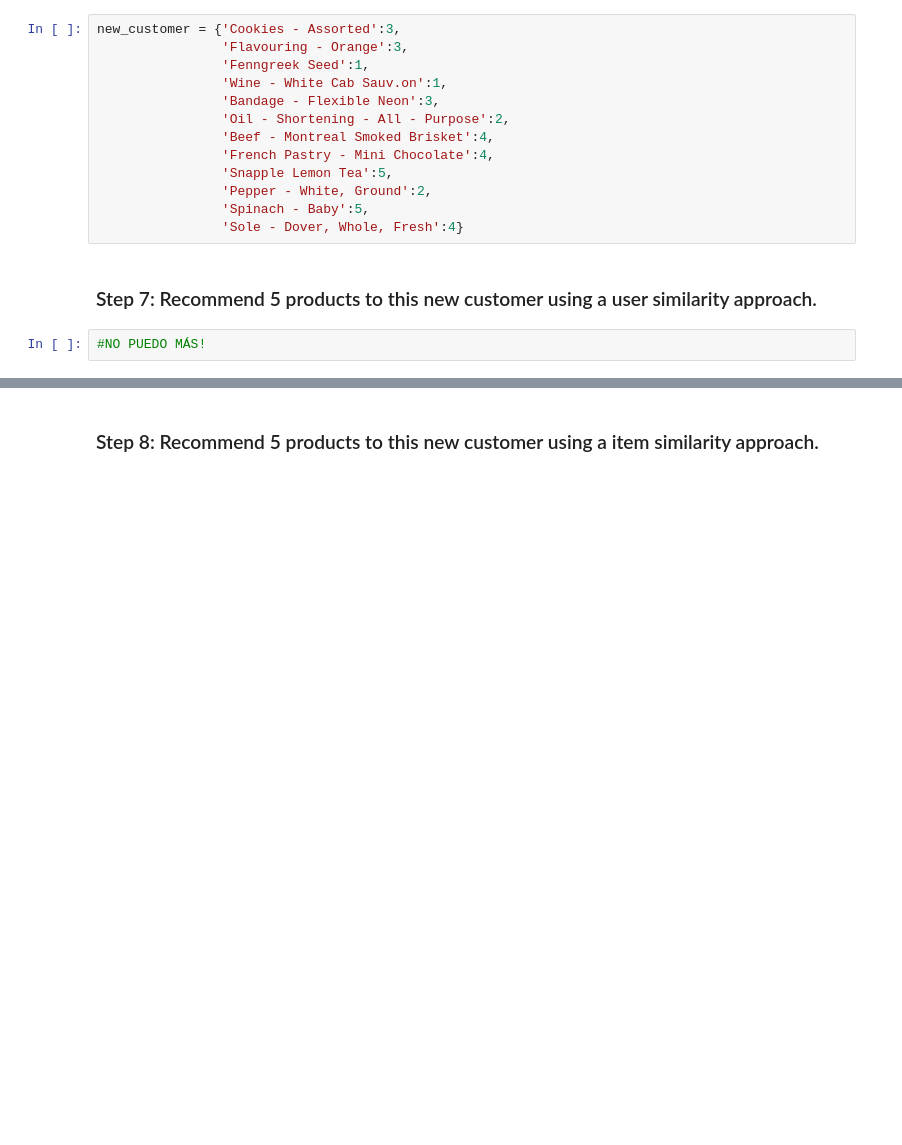
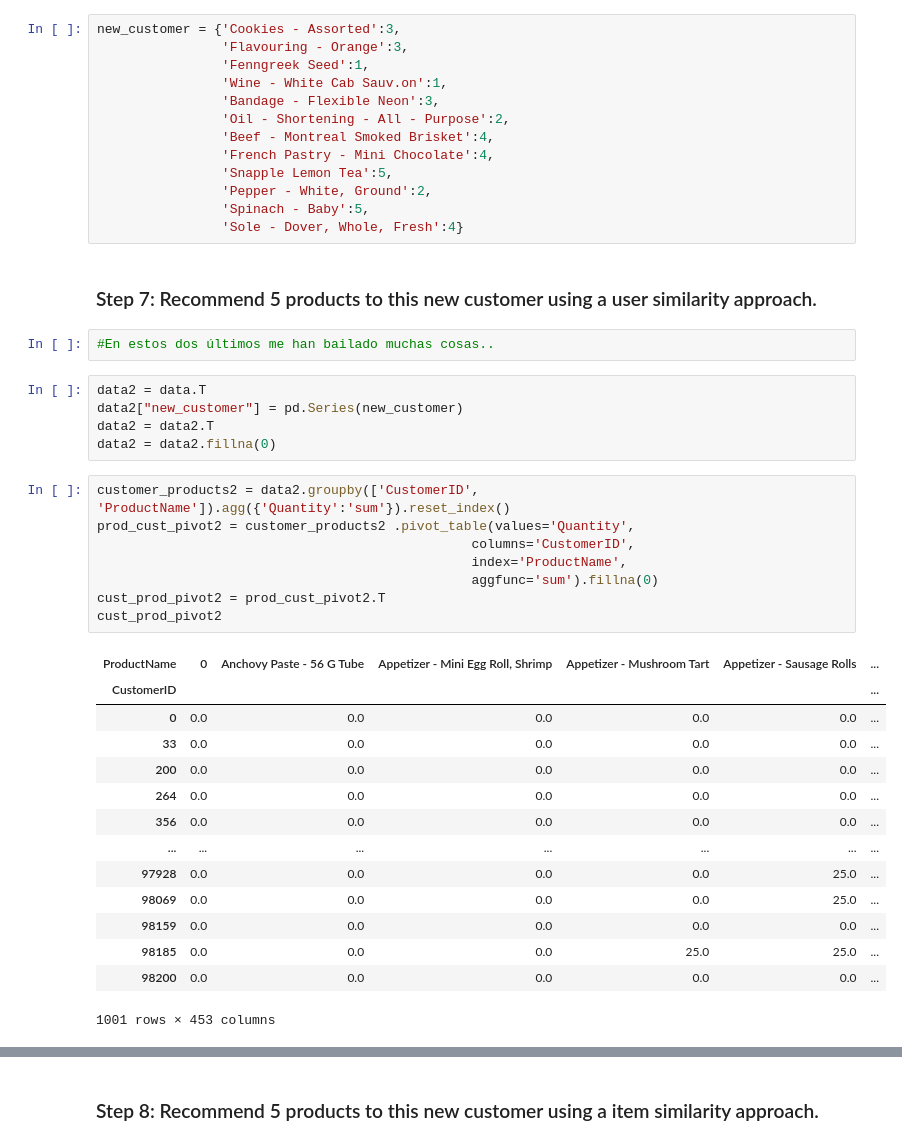
Before and after one commit to ironhack-datalabs/datamad0620, a Jupyter notebook: module-2/lab-recommender-deepdive/your-code/main.ipynb, the cells around one changed output, grey strips where cells are left out. Drawn from its saved outputs; the diff is of its cells as text; blank space fills up the shorter version.

```diff
--- a/module-2/lab-recommender-deepdive/your-code/main.ipynb
+++ b/module-2/lab-recommender-deepdive/your-code/main.ipynb
@@ -276,5 +276,33 @@ new_customer = {'Cookies - Assorted':3,
                 'Sole - Dover, Whole, Fresh':4}
 # %% [markdown]
 ### Step 7: Recommend 5 products to this new customer using a user similarity approach.
-# %%
-#NO PUEDO MÁS!
+# %%
+#En estos dos últimos me han bailado muchas cosas..
+# %%
+data2 = data.T
+data2["new_customer"] = pd.Series(new_customer)
+data2 = data2.T
+data2 = data2.fillna(0)
+# %%
+customer_products2 = data2.groupby(['CustomerID', 'ProductName']).agg({'Quantity':'sum'}).reset_index()
+prod_cust_pivot2 = customer_products2 .pivot_table(values='Quantity',
+                                                columns='CustomerID',
+                                                index='ProductName',
+                                                aggfunc='sum').fillna(0)
+cust_prod_pivot2 = prod_cust_pivot2.T
+cust_prod_pivot2
+# %% [output]
+| ProductName | 0 | Anchovy Paste - 56 G Tube | Appetizer - Mini Egg Roll, Shrimp | Appetizer - Mushroom Tart | Appetizer - Sausage Rolls | ... |
+| CustomerID |  |  |  |  |  | ... |
+| 0 | 0.0 | 0.0 | 0.0 | 0.0 | 0.0 | ... |
+| 33 | 0.0 | 0.0 | 0.0 | 0.0 | 0.0 | ... |
+| 200 | 0.0 | 0.0 | 0.0 | 0.0 | 0.0 | ... |
+| 264 | 0.0 | 0.0 | 0.0 | 0.0 | 0.0 | ... |
+| 356 | 0.0 | 0.0 | 0.0 | 0.0 | 0.0 | ... |
+| ... | ... | ... | ... | ... | ... | ... |
+| 97928 | 0.0 | 0.0 | 0.0 | 0.0 | 25.0 | ... |
+| 98069 | 0.0 | 0.0 | 0.0 | 0.0 | 25.0 | ... |
+| 98159 | 0.0 | 0.0 | 0.0 | 0.0 | 0.0 | ... |
+| 98185 | 0.0 | 0.0 | 0.0 | 25.0 | 25.0 | ... |
+| 98200 | 0.0 | 0.0 | 0.0 | 0.0 | 0.0 | ... |
+1001 rows × 453 columns
```
Also changed, not shown: parts of 5 cells of this notebook.
